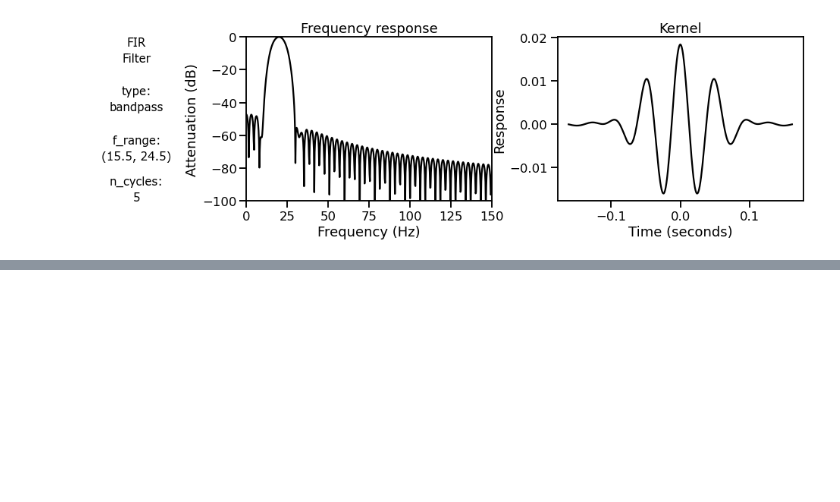
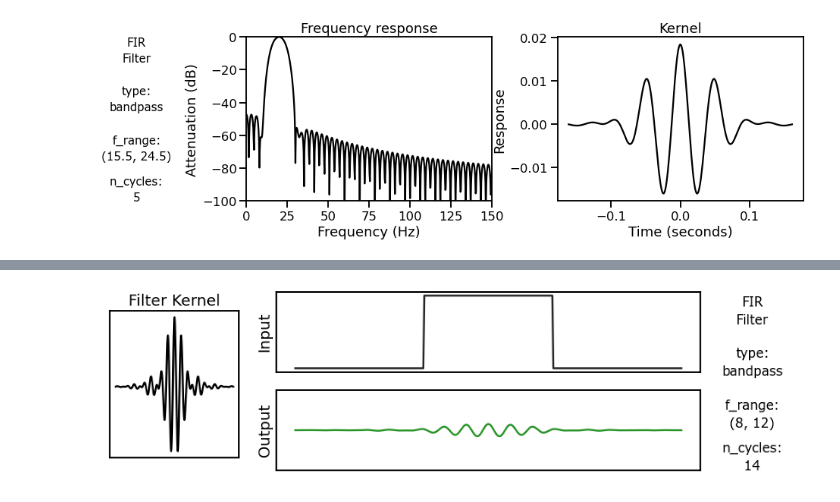
Before and after one commit to TomDonoghue/SigViz, a Jupyter notebook: notebooks/04-filters.ipynb, the cells around one changed output, grey strips where cells are left out. Cells and saved outputs as stored; diff of their text form; code cells hidden in the pictures; blank space fills up the shorter version.

```diff
--- a/notebooks/04-filters.ipynb
+++ b/notebooks/04-filters.ipynb
@@ -261,0 +297,5 @@ ToDo.
+# %%
+# Explore filter output on burst signal, across n_cycles
+build_filter_ouput(step_sig, fs, pass_type, f_range, None, 'n_cycles', cycle_range)
+# %% [output]
+[figure, added]
```
Also changed, not shown: parts of 20 cells of this notebook.
